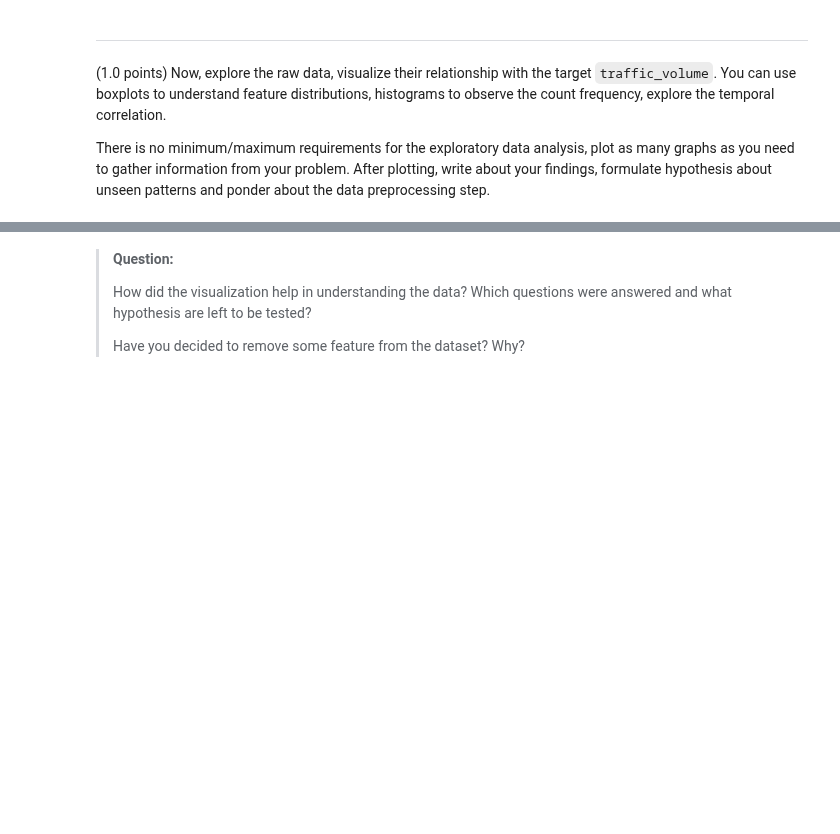
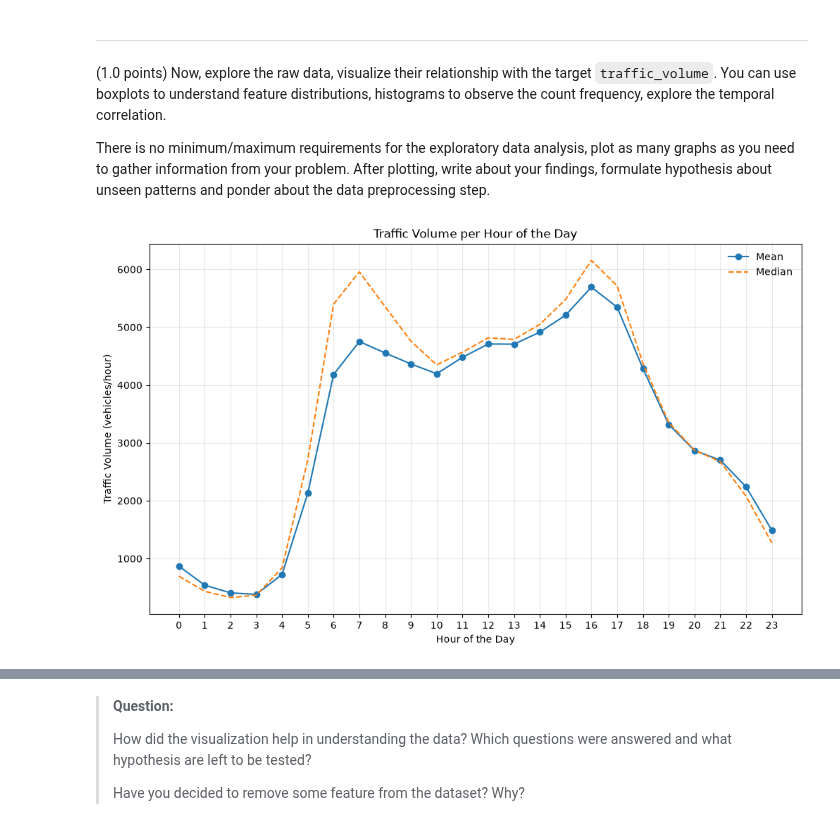
Before and after one commit to MarianaDourado/MO444-ML, a Jupyter notebook: Tarefa1/mc886_2s2026-assignment_1.ipynb, the cells around one changed output, grey strips where cells are left out. Cells and saved outputs as stored; diff of their text form; code cells hidden in the pictures; blank space fills up the shorter version.

```diff
--- a/Tarefa1/mc886_2s2026-assignment_1.ipynb
+++ b/Tarefa1/mc886_2s2026-assignment_1.ipynb
@@ -185,23 +285,29 @@ as many graphs as you need to gather information from your problem.
 After plotting, write about your findings, formulate hypothesis about unseen
 patterns and ponder about the data preprocessing step.
 # %%
-fig, ax = plt.subplots(figsize=(10, 6))
+hourly_stats = train_df.groupby("hr")["traffic_volume"].agg(
+    mean="mean",
+    median="median",
+)
 
-ax.grid()
+fig, ax = plt.subplots(figsize=(10, 6), constrained_layout=True)
 
-timestamp = train_df["date"] + pd.to_timedelta(train_df['hr'], unit='h')
-
-# Mean traffic volume per hour of the day
-hourly_counts = train_df.groupby("hr")["traffic_volume"].mean()
-ax.plot(hourly_counts.index, hourly_counts.values, marker="o")
+ax.plot(hourly_stats.index, hourly_stats["mean"], marker="o", label="Mean")
+ax.plot(
+    hourly_stats.index,
+    hourly_stats["median"],
+    linestyle="--",
+    label="Median",
+)
 
 ax.set_xlabel("Hour of the Day")
-ax.set_ylabel("Traffic Volume")
-ax.set_title("Average Traffic Volume per Hour of the Day")
+ax.set_ylabel("Traffic Volume (vehicles/hour)")
+ax.set_title("Traffic Volume per Hour of the Day")
+ax.set_xticks(range(24))
+ax.grid(alpha=0.3)
+ax.legend(frameon=False)
 
-plt.xticks(hourly_counts.index)
-
-plt.xticks(rotation=45, ha="right")
-plt.tight_layout()
 plt.show()
+# %% [output]
+[figure, added]
 # %%
```
Also changed, not shown: parts of 14 cells of this notebook, 1 other file.
